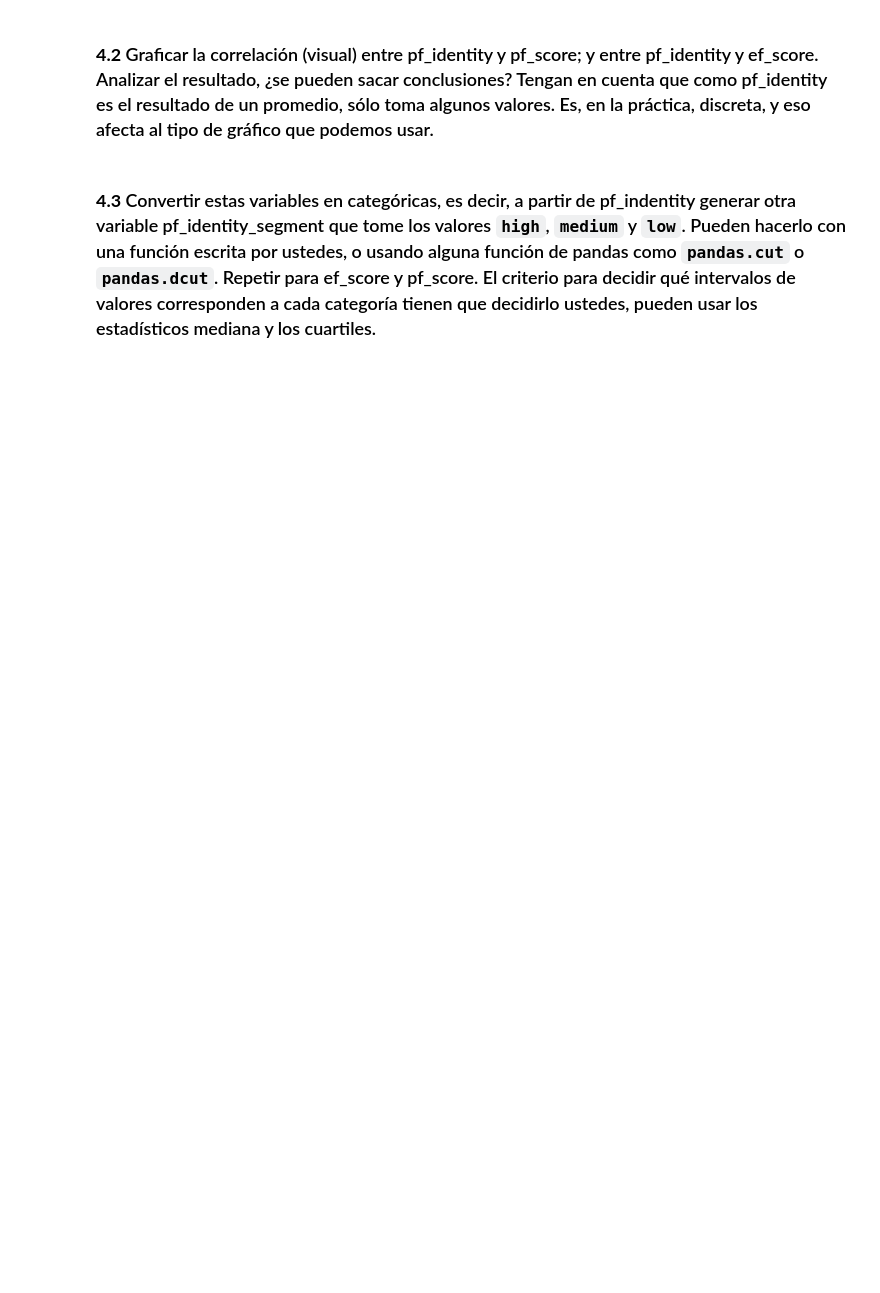
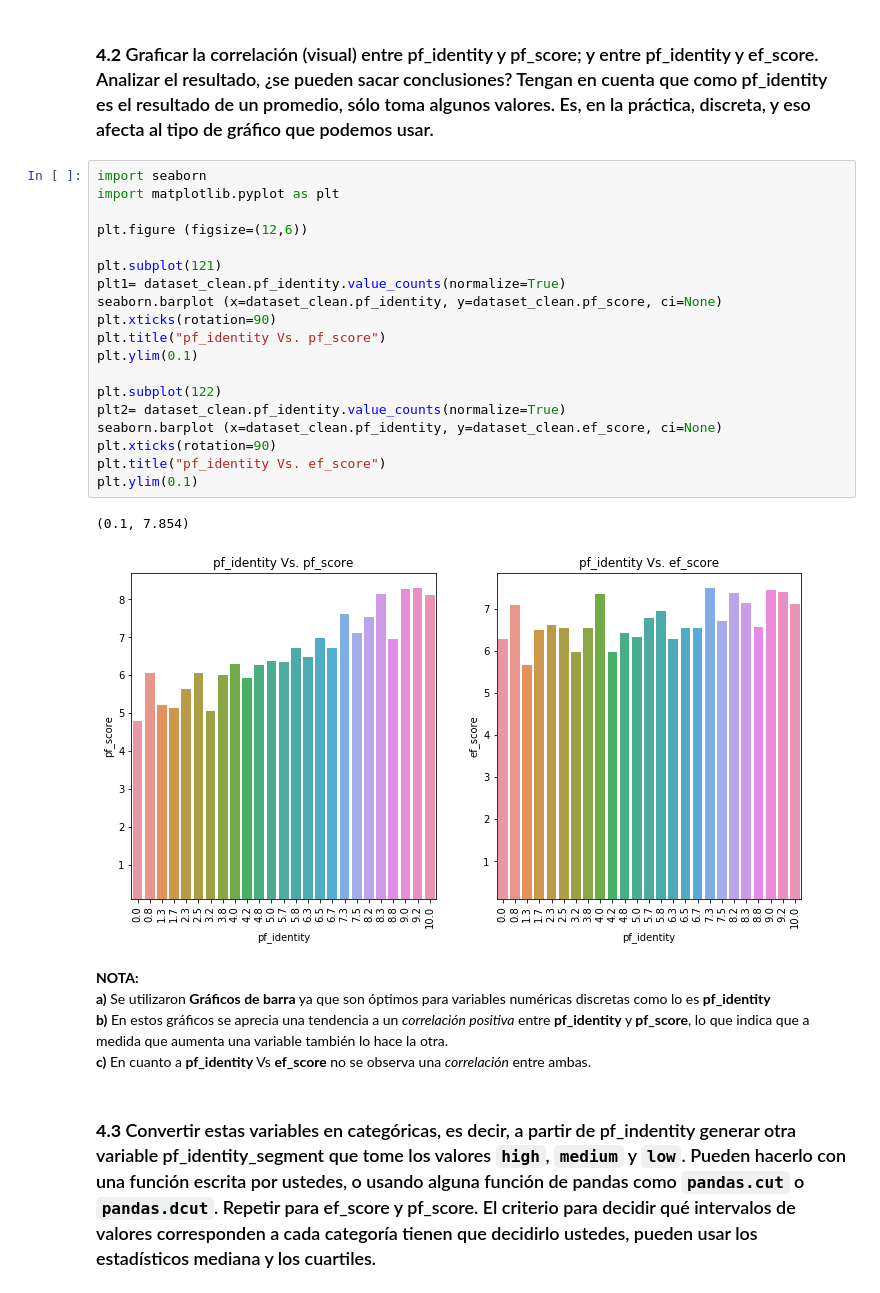
Before and after one commit to msoledadfernandez/DataScience_AnalisisyVisualizacion, a Jupyter notebook: practico.ipynb, the cells around one changed output. Saved outputs shown, nothing was run; the diff lists cells and outputs as text; blank space fills up the shorter version.

```diff
--- a/practico.ipynb
+++ b/practico.ipynb
@@ -555,4 +567,31 @@ Como pf_indentity contribuye al cálculo de pf_score esperamos hallar algún gra
 # %% [markdown]
 ### **4.2** Graficar la correlación (visual) entre pf_identity y pf_score; y entre pf_identity y ef_score. Analizar el resultado, ¿se pueden sacar conclusiones? Tengan en cuenta que como pf_identity es el resultado de un promedio, sólo toma algunos valores. Es, en la práctica, discreta, y eso afecta al tipo de gráfico que podemos usar.
+# %%
+import seaborn
+import matplotlib.pyplot as plt
+
+plt.figure (figsize=(12,6))
+
+plt.subplot(121)
+plt1= dataset_clean.pf_identity.value_counts(normalize=True)
+seaborn.barplot (x=dataset_clean.pf_identity, y=dataset_clean.pf_score, ci=None)
+plt.xticks(rotation=90)
+plt.title("pf_identity Vs. pf_score")
+plt.ylim(0.1)
+
+plt.subplot(122)
+plt2= dataset_clean.pf_identity.value_counts(normalize=True)
+seaborn.barplot (x=dataset_clean.pf_identity, y=dataset_clean.ef_score, ci=None)
+plt.xticks(rotation=90)
+plt.title("pf_identity Vs. ef_score")
+plt.ylim(0.1)
+# %% [output]
+(0.1, 7.854)
+[figure, added]
+# %% [markdown]
+**NOTA:**
+**a)** Se utilizaron **Gráficos de barra** ya que son óptimos para variables numéricas discretas como lo es **pf_identity**
+**b)** En estos gráficos se aprecia una tendencia a un *correlación positiva* entre **pf_identity** y **pf_score**, lo que indica que a medida que aumenta una variable también lo hace la otra.
+**c)** En cuanto a **pf_identity** Vs **ef_score** no se observa una *correlación* entre ambas.
 # %% [markdown]
 ### **4.3** Convertir estas variables en categóricas, es decir, a partir de pf_indentity generar otra variable pf_identity_segment que tome los valores `high`, `medium` y `low`. Pueden hacerlo con una función escrita por ustedes, o usando alguna función de pandas como `pandas.cut` o `pandas.dcut`. Repetir para ef_score y pf_score. El criterio para decidir qué intervalos de valores corresponden a cada categoría tienen que decidirlo ustedes, pueden usar los estadísticos mediana y los cuartiles.
```
Also changed, not shown: parts of 7 cells of this notebook.
